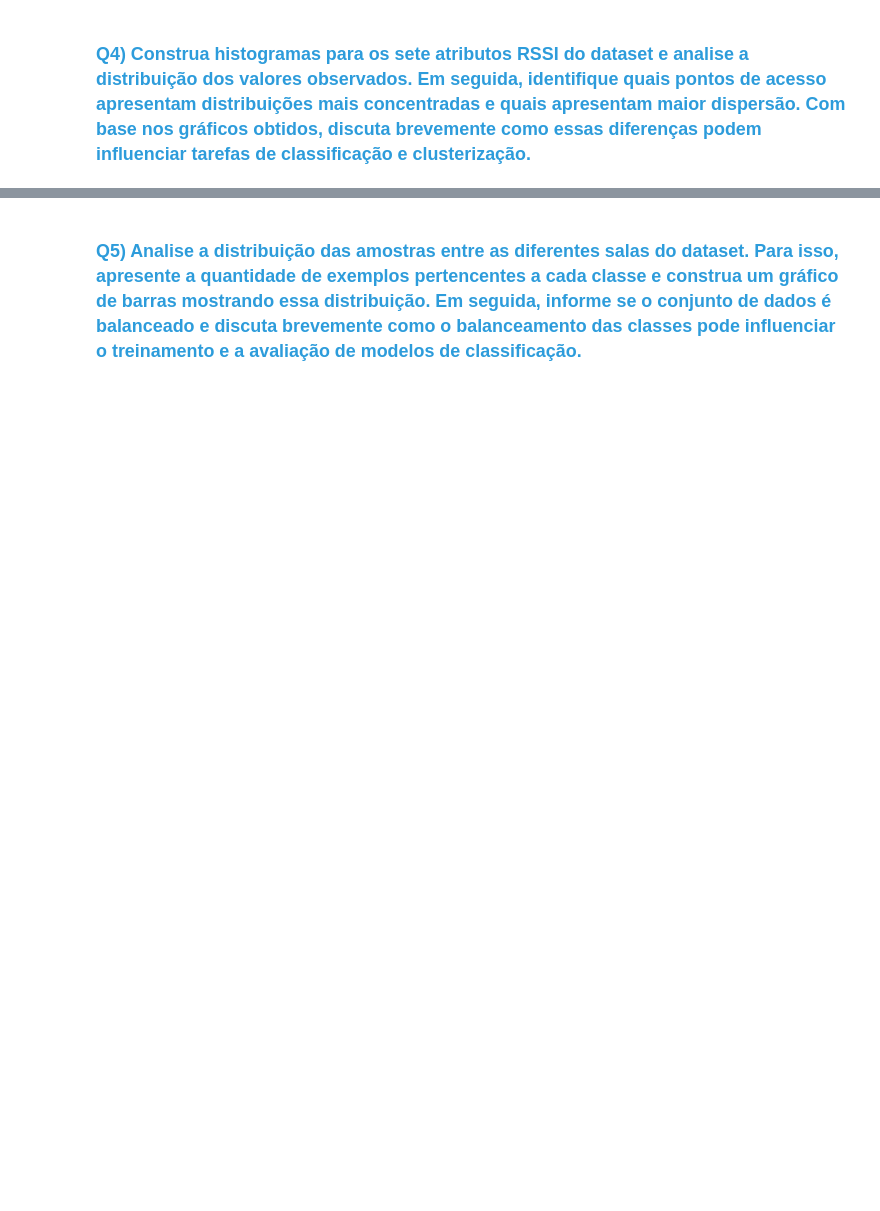
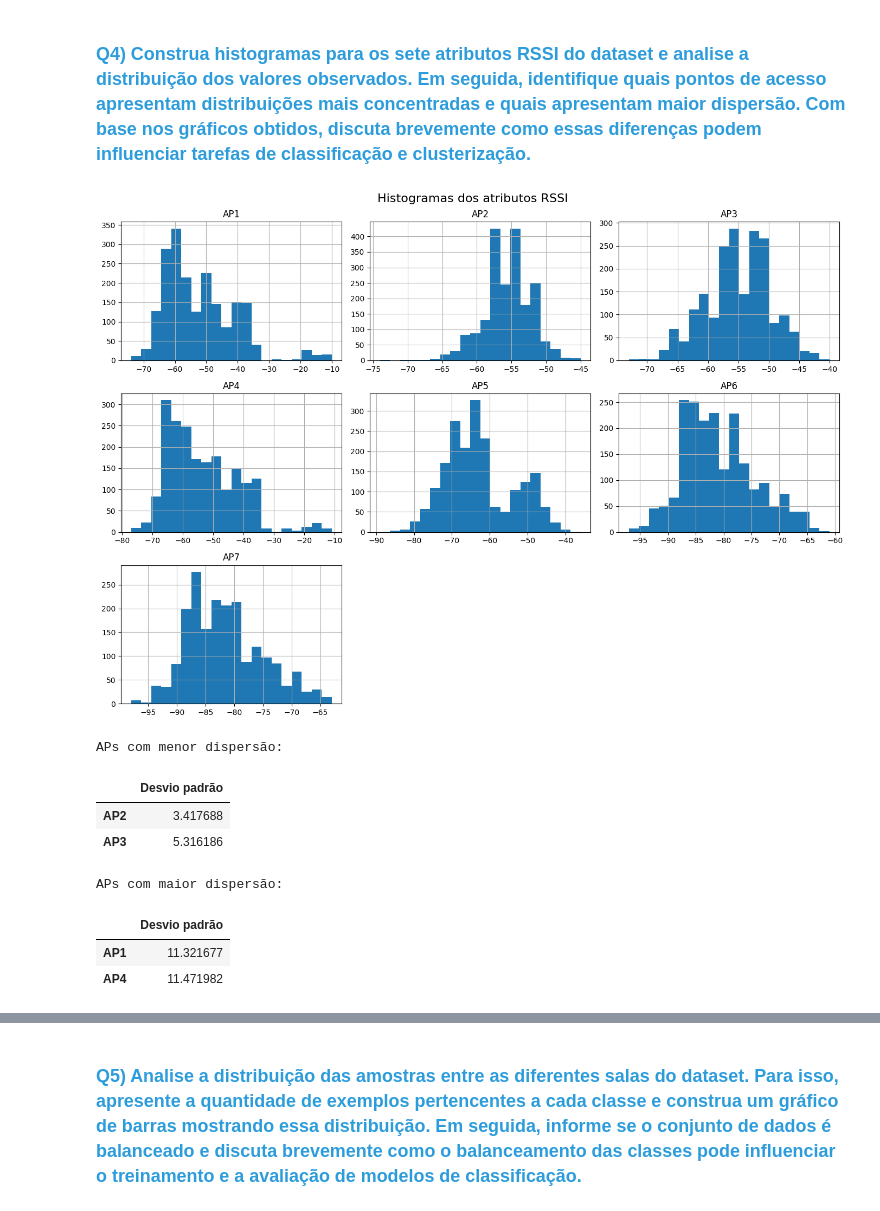
Before and after one commit to jaumg2004/Academia-Digital, a Jupyter notebook: lab/c24_2026_1_ll_atividade_09_mmmm.ipynb, the cells around one changed output, grey strips where cells are left out. Saved outputs shown, nothing was run; the diff lists cells and outputs as text; code cells hidden in the pictures; blank space fills up the shorter version.

```diff
--- a/lab/c24_2026_1_ll_atividade_09_mmmm.ipynb
+++ b/lab/c24_2026_1_ll_atividade_09_mmmm.ipynb
@@ -72,2 +172,28 @@ df.head()
 # %% [markdown]
 ### <font color='#2D9CDB'>Q4) Construa histogramas para os sete atributos RSSI do dataset e analise a distribuição dos valores observados. Em seguida, identifique quais pontos de acesso apresentam distribuições mais concentradas e quais apresentam maior dispersão. Com base nos gráficos obtidos, discuta brevemente como essas diferenças podem influenciar tarefas de classificação e clusterização.</font>
+# %%
+df[feature_names].hist(bins=20, figsize=(14, 10))
+plt.suptitle("Histogramas dos atributos RSSI", fontsize=16)
+plt.tight_layout()
+plt.show()
+
+std_rssi = df[feature_names].std().sort_values()
+
+mais_concentrados = std_rssi.head(2)
+mais_dispersos = std_rssi.tail(2)
+
+print("APs com menor dispersão:")
+display(mais_concentrados.to_frame("Desvio padrão"))
+
+print("APs com maior dispersão:")
+display(mais_dispersos.to_frame("Desvio padrão"))
+# %% [output]
+[figure, added]
+APs com menor dispersão:
+|  | Desvio padrão |
+| AP2 | 3.417688 |
+| AP3 | 5.316186 |
+APs com maior dispersão:
+|  | Desvio padrão |
+| AP1 | 11.321677 |
+| AP4 | 11.471982 |
```
Also changed, not shown: parts of 44 cells of this notebook.
